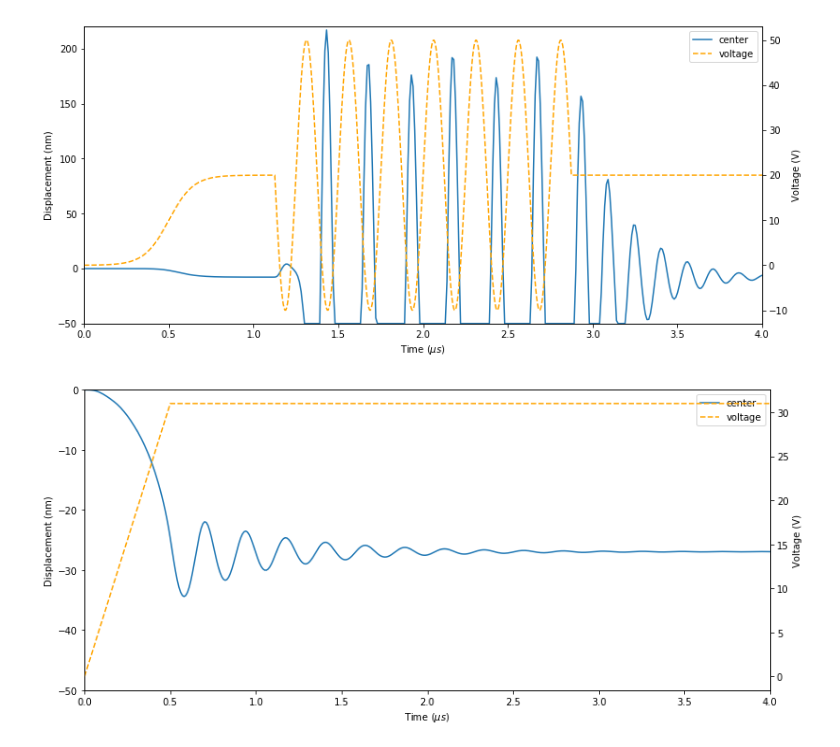
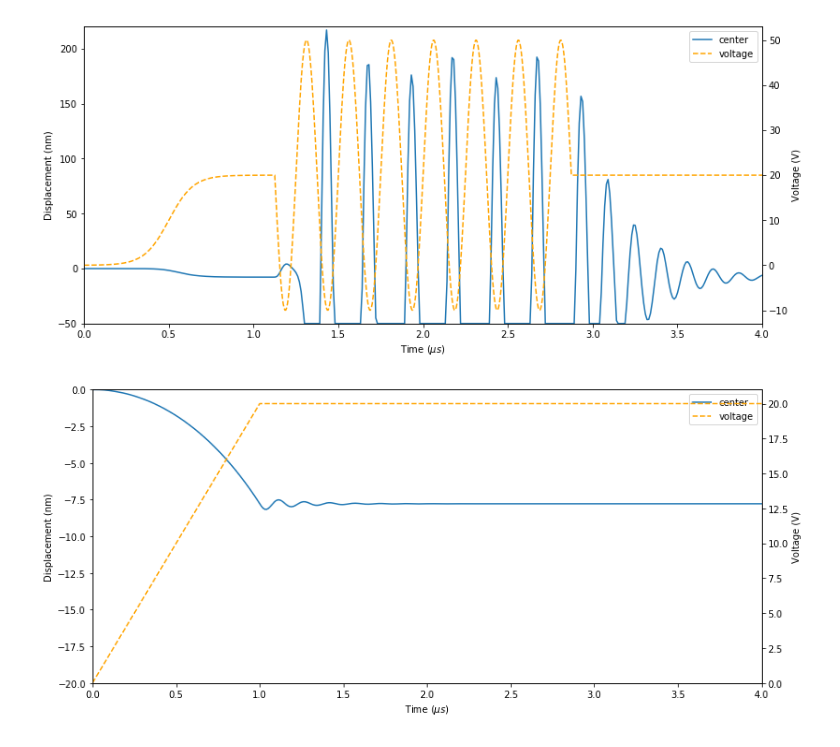
Before and after one commit to bdshieh/cnl-dyna, a Jupyter notebook: demos/single_circular_membrane.ipynb, the cells around one changed output. Saved outputs shown, nothing was run; the diff lists cells and outputs as text; code cells hidden in the pictures.

```diff
--- a/demos/single_circular_membrane.ipynb
+++ b/demos/single_circular_membrane.ipynb
@@ -204,26 +204,27 @@ tax.set_ylabel('Voltage (V)');
 # anim.save('collapse-snapback.gif', dpi=80, writer='imagemagick', fps=20)
 # %%
 ''' Linear ramp '''
-v_t, v = simulation.linear_ramp(0.5e-6, 5e-9, tstop=t_stop)
-v = 31 * v
+v_t, v = simulation.linear_ramp(1e-6, 5e-9, tstop=t_stop)
+v = 20 * v
 
 solver = FixedStepSolver.from_array_and_db(array, db_file, v_t, v, t_start, t_stop, atol, maxiter=1)
 solver.solve()
 # %%
 fig, ax = plt.subplots(figsize=(11, 5))
 tax = ax.twinx()
 plt.tight_layout()
 
 l1, = ax.plot(solver.time / 1e-6, solver.displacement[:, 4] / 1e-9)
 l2, = tax.plot(v_t / 1e-6, v, '--',color='orange')
 
 ax.legend([l1, l2], ['center', 'voltage'])
 
 ax.set_xlim(0, 4)
-ax.set_ylim(-50, 0)
+ax.set_ylim(-20, 0)
+tax.set_ylim(0, None)
 
 ax.set_xlabel(r'Time ($\mu s$)')
 ax.set_ylabel('Displacement (nm)')
 tax.set_ylabel('Voltage (V)');
 # %% [output]
-[figure, old version]
+[figure, new version]
```
Also changed, not shown: parts of 2 cells of this notebook, 5 other files.
